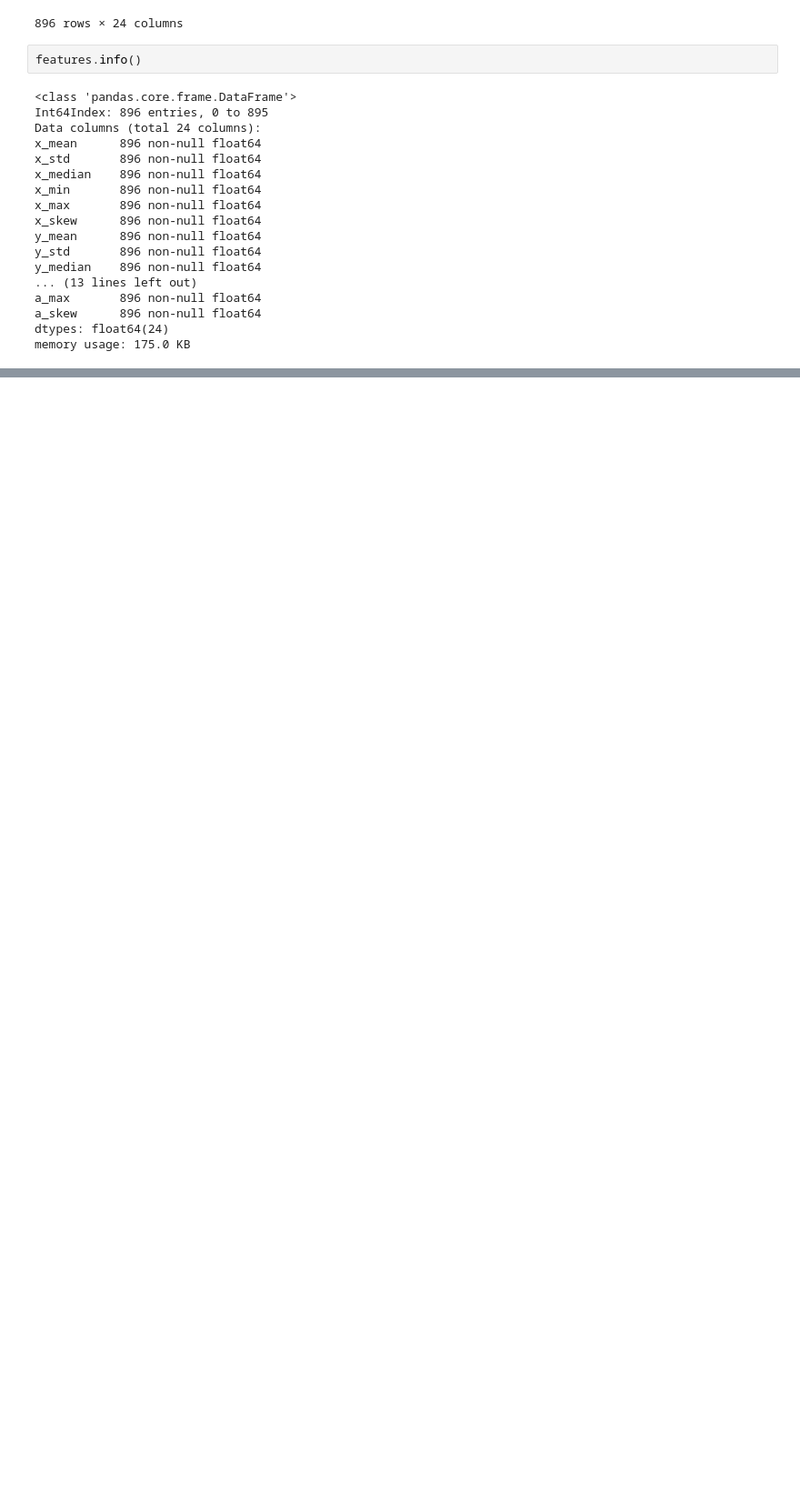
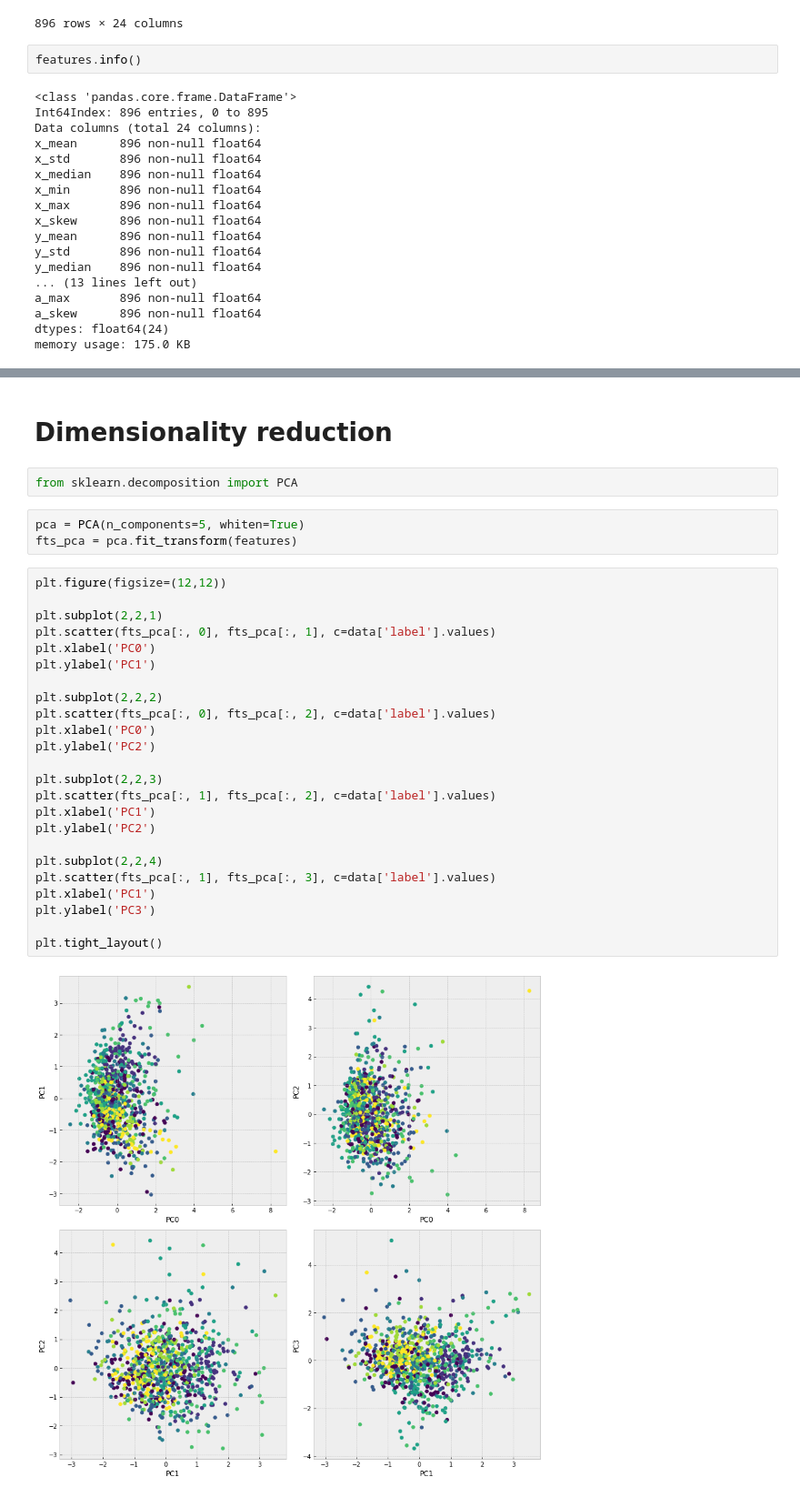
Before and after one commit to MatanAvitan/timeseries_kaggle, a Jupyter notebook: notebooks/data_exploration.ipynb, the cells around one changed output, grey strips where cells are left out. Shown at 91% size. Drawn from its saved outputs; the diff is of its cells as text; blank space fills up the shorter version.

```diff
--- a/notebooks/data_exploration.ipynb
+++ b/notebooks/data_exploration.ipynb
@@ -247,0 +259,33 @@ features
+# %% [markdown]
+# Dimensionality reduction
+# %%
+from sklearn.decomposition import PCA
+# %%
+pca = PCA(n_components=5, whiten=True)
+fts_pca = pca.fit_transform(features)
+# %%
+plt.figure(figsize=(12,12))
+
+plt.subplot(2,2,1)
+plt.scatter(fts_pca[:, 0], fts_pca[:, 1], c=data['label'].values)
+plt.xlabel('PC0')
+plt.ylabel('PC1')
+
+plt.subplot(2,2,2)
+plt.scatter(fts_pca[:, 0], fts_pca[:, 2], c=data['label'].values)
+plt.xlabel('PC0')
+plt.ylabel('PC2')
+
+plt.subplot(2,2,3)
+plt.scatter(fts_pca[:, 1], fts_pca[:, 2], c=data['label'].values)
+plt.xlabel('PC1')
+plt.ylabel('PC2')
+
+plt.subplot(2,2,4)
+plt.scatter(fts_pca[:, 1], fts_pca[:, 3], c=data['label'].values)
+plt.xlabel('PC1')
+plt.ylabel('PC3')
+
+plt.tight_layout()
+# %% [output]
+[figure, added]
```
Also changed, not shown: parts of 4 cells of this notebook.
